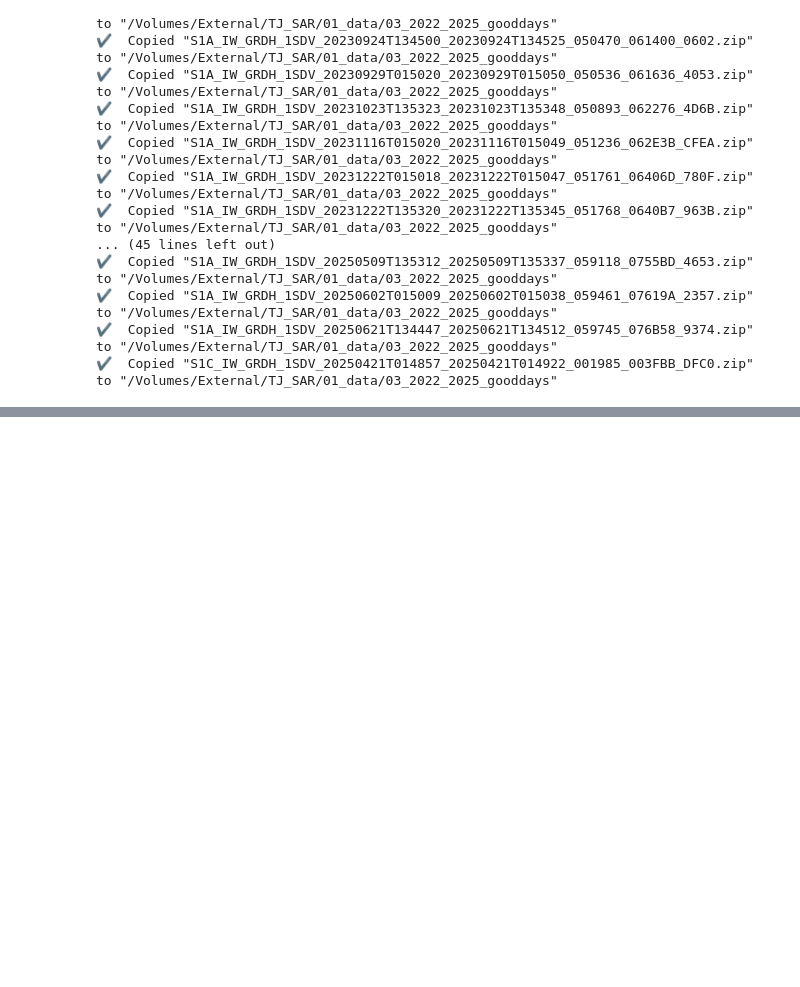
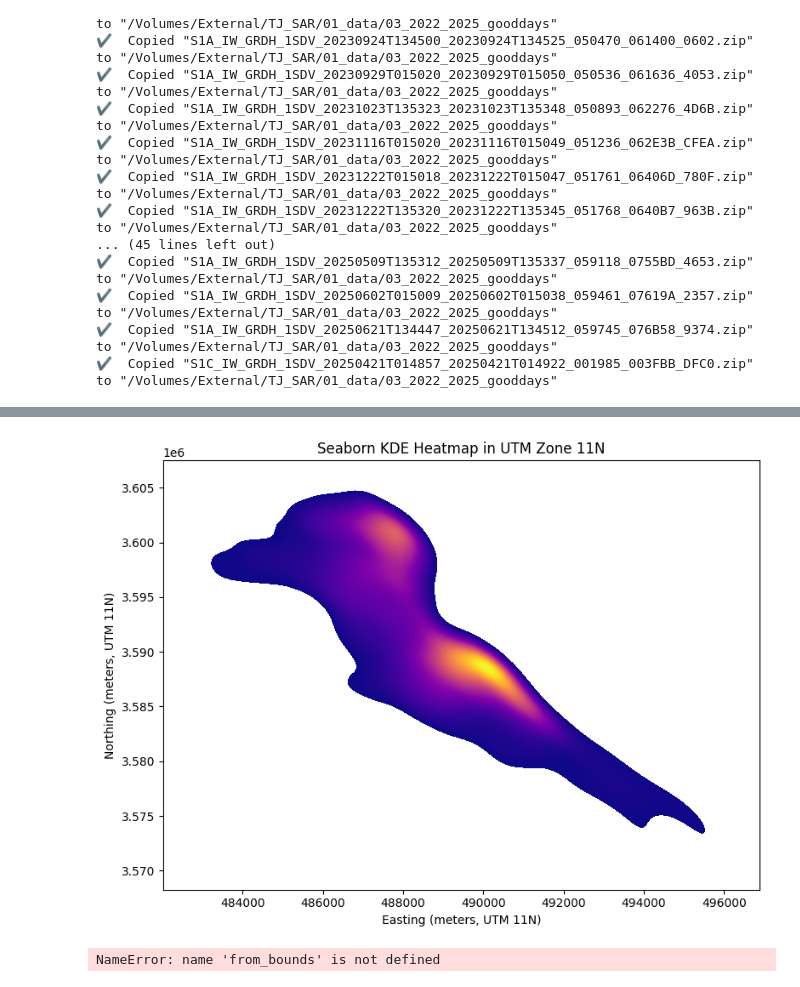
Before and after one commit to erinreilly1234/autoSAR_preprocessing, a Jupyter notebook: 00_code/dataanalysis.ipynb, the cells around one changed output, grey strips where cells are left out. Cells and saved outputs as stored; diff of their text form; code cells hidden in the pictures; blank space fills up the shorter version.

Commit message:
add more plots

```diff
--- a/00_code/dataanalysis.ipynb
+++ b/00_code/dataanalysis.ipynb
@@ -104,0 +722,55 @@ for orig in df['original_filename'].dropna().unique():
+# %%
+import geopandas as gpd
+import seaborn as sns
+import matplotlib.pyplot as plt
+
+# 1. Read your Shapefile and project to UTM Zone 11N
+gdf = (
+    gpd.read_file("/Volumes/External/TJ_SAR/01_data/shapefiles/output_points.shp")
+       .to_crs(epsg=26911)   # WGS84 / UTM zone 11N
+)
+
+# 2. Extract Easting (X) and Northing (Y)
+df = gdf.assign(
+    X = gdf.geometry.x,
+    Y = gdf.geometry.y
+)[["X", "Y"]]
+
+# 3. Plot the KDE heatmap
+plt.figure(figsize=(8, 6))
+sns.kdeplot(
+    x="X", y="Y", data=df,
+    fill=True,
+    thresh=0.05,
+    levels=100,
+    cmap="plasma"
+)
+plt.title("Seaborn KDE Heatmap in UTM Zone 11N")
+plt.xlabel("Easting (meters, UTM 11N)")
+plt.ylabel("Northing (meters, UTM 11N)")
+plt.tight_layout()
+plt.show()
+
+transform = from_bounds(
+    west=xmin, south=ymin,
+    east=xmax, north=ymax,
+    width=zi.shape[1],  # number of columns
+    height=zi.shape[0], # number of rows
+)
+
+# 2. Open a new GeoTIFF for writing
+with rasterio.open(
+    "/Volumes/External/TJ_SAR/01_data/shapefiles/density.tif",            # output filename
+    mode="w",
+    driver="GTiff",                         # GeoTIFF format
+    height=zi.shape[0],
+    width=zi.shape[1],
+    count=1,                                # one band
+    dtype=zi.dtype,                         # match your numpy array type
+    crs="EPSG:32611",                       # declare UTM Zone 11N
+    transform=transform,
+) as dst:
+    dst.write(zi, 1)                        # write your density array to band 1
+# %% [output]
+[figure, added]
+NameError: name 'from_bounds' is not defined
```
Also changed, not shown: parts of 38 cells of this notebook.
